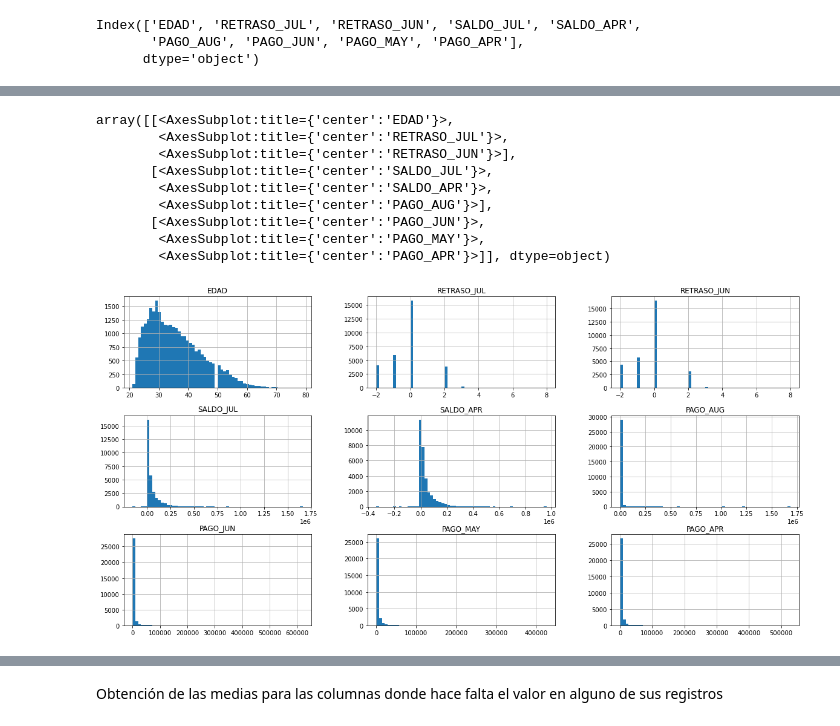
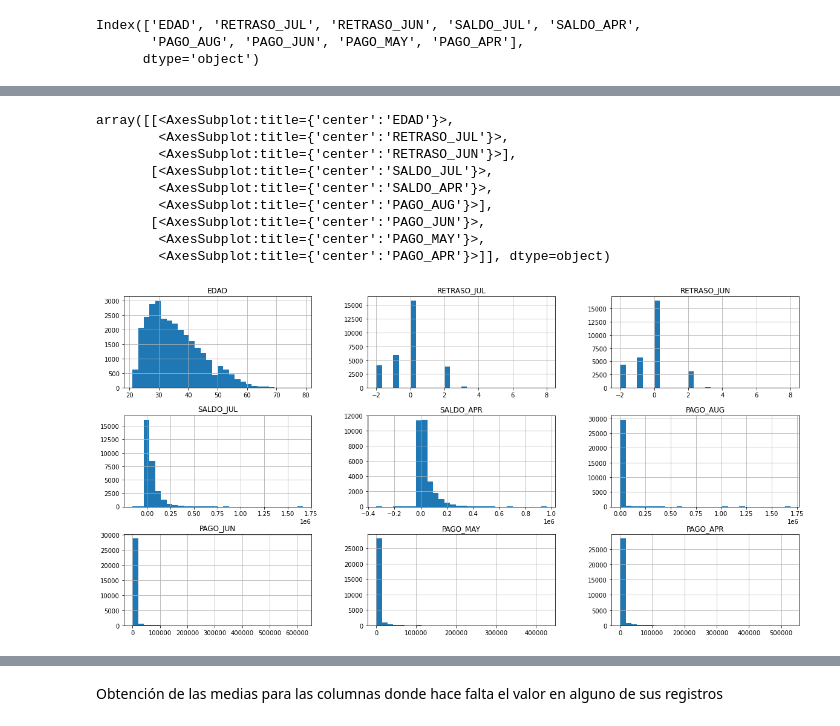
Before and after one commit to PosgradoMNA/actividades-de-aprendizaje-armandoBringas-a01200230, a Jupyter notebook: Activity_week_3/Week_3-Activity_1/Actividad-1.ipynb, the cells around one changed output, grey strips where cells are left out. Saved outputs shown, nothing was run; the diff lists cells and outputs as text; code cells hidden in the pictures.

```diff
--- a/Activity_week_3/Week_3-Activity_1/Actividad-1.ipynb
+++ b/Activity_week_3/Week_3-Activity_1/Actividad-1.ipynb
@@ -432,20 +434,20 @@ df_subset.head()
 | 3 | 37.0 | 0.0 | 0.0 | 49291.0 | 29547.0 | 2019.0 | 1100.0 | 1069.0 | 1000.0 |
 | 4 | 57.0 | -1.0 | 0.0 | 35835.0 | 19131.0 | 36681.0 | 9000.0 | 689.0 | 679.0 |
 # %%
-# Análisis de las distribuaciones
+# Análisis de las distribuciones
 
-df_subset.hist(bins=60, figsize=(20,10))
+df_subset.hist(bins=30, figsize=(20,10))
 # %% [output]
 array([[<AxesSubplot:title={'center':'EDAD'}>,
         <AxesSubplot:title={'center':'RETRASO_JUL'}>,
         <AxesSubplot:title={'center':'RETRASO_JUN'}>],
        [<AxesSubplot:title={'center':'SALDO_JUL'}>,
         <AxesSubplot:title={'center':'SALDO_APR'}>,
         <AxesSubplot:title={'center':'PAGO_AUG'}>],
        [<AxesSubplot:title={'center':'PAGO_JUN'}>,
         <AxesSubplot:title={'center':'PAGO_MAY'}>,
         <AxesSubplot:title={'center':'PAGO_APR'}>]], dtype=object)
-[figure, old version]
+[figure, new version]
 # %%
 stats_subset = df_subset.describe()
 stats_subset
```
Also changed, not shown: parts of 49 cells of this notebook.
